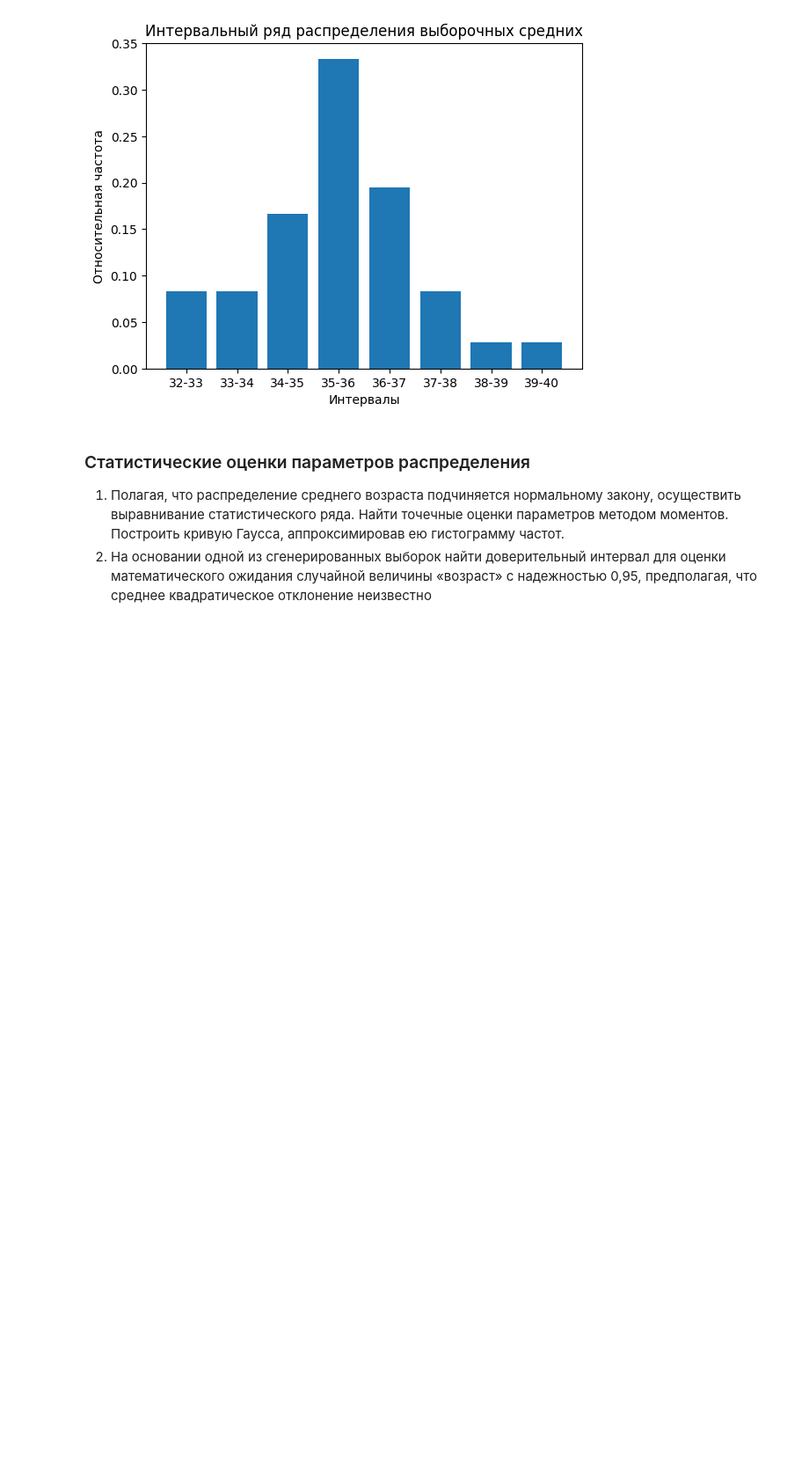
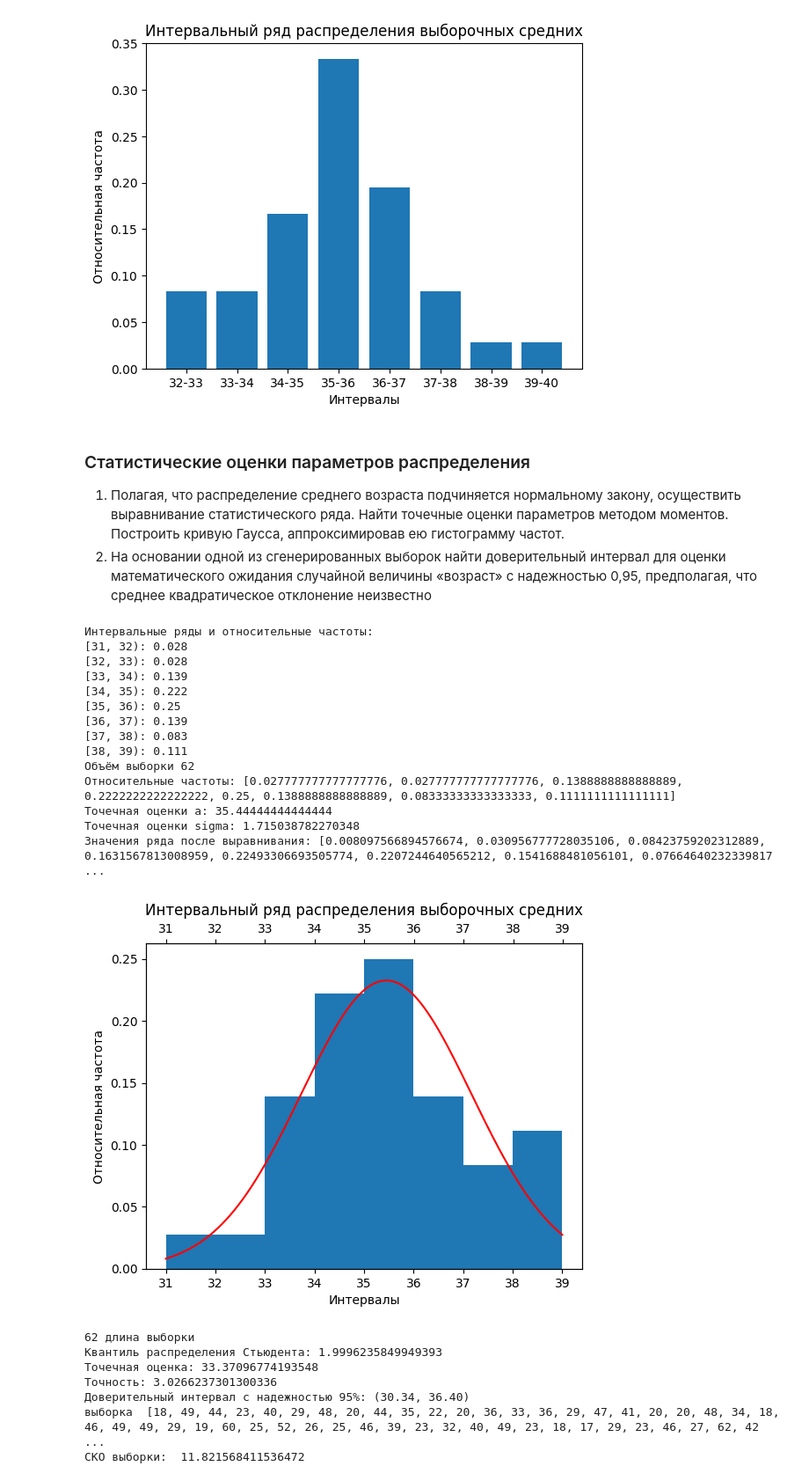
Before and after one commit to DarFusozaiVarVar/fuzzy-numbers, a Jupyter notebook: Методы_стат_анализа/lab2.ipynb, the cells around one changed output. Shown at 88% size. Cells and saved outputs as stored; diff of their text form; code cells hidden in the pictures; blank space fills up the shorter version.

```diff
--- a/Методы_стат_анализа/lab2.ipynb
+++ b/Методы_стат_анализа/lab2.ipynb
@@ -260,7 +260,8 @@ with open(r'Дискретный ряд.txt', 'r') as f:
     f.close
 
 
-sample_means = generate_samples(d_row)[0]
+sample_means = generate_samples(d_row)
+sample_means, sample = sample_means[0], sample_means[1]
 
 left_bound = floor(min(sample_means))
 right_bound = ceil(max(sample_means))
@@ -317,38 +318,76 @@ ax2.plot(g_row[0], g_row[1], color = 'red')
 #rf = copy.deepcopy(rel_freqs)
 #rf.append(rf[-1])
 #ax2.plot(intervals, rf, color = 'blue')
 plt.show()
 
 #gauss row test
 #av = 0.168
 #asd = 1.448
 #fr = [-4, -3, -2, -1, 0, 1, 2, 3, 4]
 #print(rowNorm(fr, av, asd))
 
 #Выборочное среднее
-mean_sample = np.mean(sample_means)
+mean_sample = np.mean(sample[0])
 
 #Выборочная стандартной ошибки
-s = np.std(sample_means, ddof = 1)
+s = np.std(sample[0], ddof = 1)
 
 p = 0.95
 alpha = 1.0 - p
-sample = sample_means[1] #генерируем новые выборки
+#sample = generate_samples(d_row)[1] #генерируем новые выборки
 df = len(sample[0]) - 1
-print(sqrt(variance(sample)))
 
-print(len(sample[0]))
+print(len(sample[0]), 'объём выборки')
 #t критерий
-t_crit = stats.t.ppf(1.0 - alpha / 2.0, len(sample_means) - 1.0)
+t_crit = stats.t.ppf(1.0 - alpha / 2.0, len(sample[0]) - 1.0)
 quantile = stats.t.ppf(1.0 - alpha / 2.0, df)
 
 #Доверительный интервал
-lower_bound = mean_sample - t_crit * s / sqrt(len(sample_means))
-upper_bound = mean_sample + t_crit * s / sqrt(len(sample_means))
+lower_bound = mean_sample - t_crit * s / sqrt(len(sample[0]))
+upper_bound = mean_sample + t_crit * s / sqrt(len(sample[0]))
+
 print(f"Квантиль распределения Стьюдента: {quantile}")
 print(f"Точечная оценка: {mean_sample}")
 interval = list(stats.t.interval(p, df, loc=np.mean(sample[0]), scale=stats.sem(sample[0])))
 for i in range(len(interval)):
     interval[i] = float(interval[i])
 print(f"Точность: {interval[1] - mean_sample}")
 print(f"Доверительный интервал с надежностью {int(0.95*100)}%: ({lower_bound:.2f}, {upper_bound:.2f})")
+
+def variance_single(row):
+    mx = 0
+    mx2 = 0
+    l = copy.deepcopy(row)
+
+    for i in range(0, len(l)):
+        mx += float(l[i])
+        mx2 += (float(l[i])**2)
+    mx = mx / len(row)
+    mx2 = mx2 / len(row)
+    return mx2 - (mx**2)
+
+print('выборка ', sample[0])
+print('СКО выборки: ', sqrt(variance_single(sample[0])))
+# %% [output]
+Интервальные ряды и относительные частоты:
+[31, 32): 0.028
+[32, 33): 0.028
+[33, 34): 0.139
+[34, 35): 0.222
+[35, 36): 0.25
+[36, 37): 0.139
+[37, 38): 0.083
+[38, 39): 0.111
+Объём выборки 62
+Относительные частоты: [0.027777777777777776, 0.027777777777777776, 0.1388888888888889, 0.2222222222222222, 0.25, 0.1388888888888889, 0.08333333333333333, 0.1111111111111111]
+Точечная оценки a: 35.44444444444444
+Точечная оценки sigma: 1.715038782270348
+Значения ряда после выравнивания: [0.008097566894576674, 0.030956777728035106, 0.08423759202312889, 0.1631567813008959, 0.22493306693505774, 0.2207244640565212, 0.1541688481056101, 0.07664640232339817 ...
+[figure, added]
+62 длина выборки
+Квантиль распределения Стьюдента: 1.9996235849949393
+Точечная оценка: 33.37096774193548
+Точность: 3.0266237301300336
+Доверительный интервал с надежностью 95%: (30.34, 36.40)
+выборка  [18, 49, 44, 23, 40, 29, 48, 20, 44, 35, 22, 20, 36, 33, 36, 29, 47, 41, 20, 20, 48, 34, 18, 46, 49, 49, 29, 19, 60, 25, 52, 26, 25, 46, 39, 23, 32, 40, 49, 23, 18, 17, 29, 23, 46, 27, 62, 42 ...
+СКО выборки:  11.821568411536472
```
Also changed, not shown: 4 other files.
